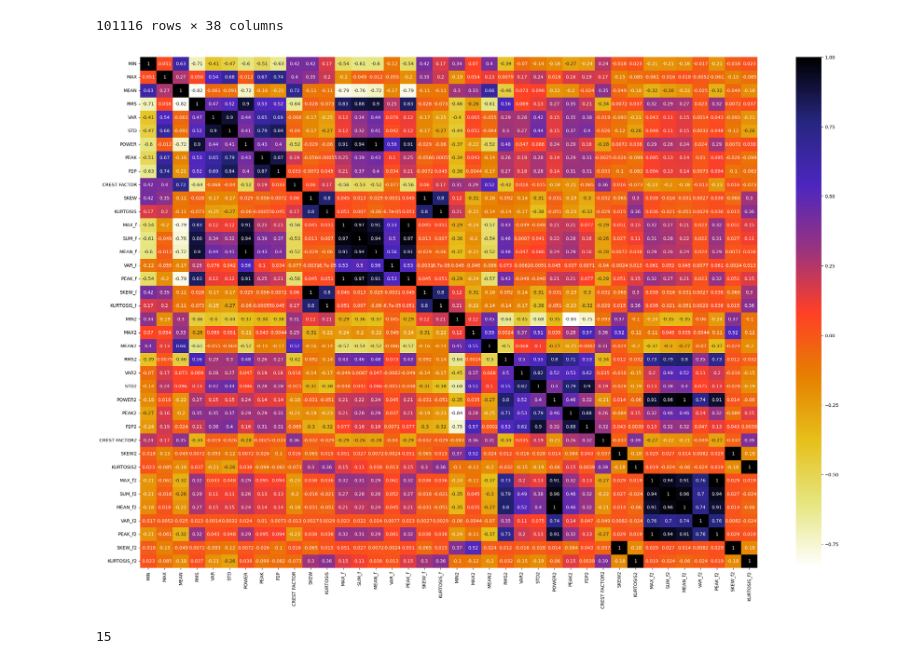
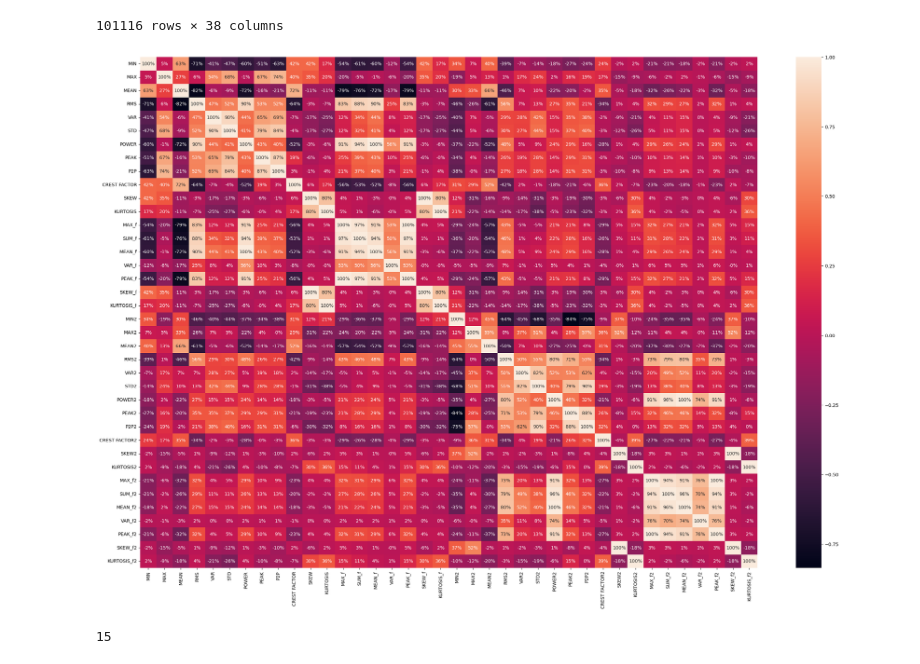
Before and after one commit to Ms850446/beats-arrythmia, a Jupyter notebook: featureSelectionAndPreprocessing.ipynb, the cells around one changed output. Drawn from its saved outputs; the diff is of its cells as text; code cells hidden in the pictures.

```diff
--- a/featureSelectionAndPreprocessing.ipynb
+++ b/featureSelectionAndPreprocessing.ipynb
@@ -7,7 +7,7 @@ import matplotlib.pyplot as plt
 from sklearn.model_selection import train_test_split
 import seaborn as sns
 # %%
-df=pd.read_csv("statisticalFeatures.csv",index_col=False)
+df=pd.read_csv("CSV_data/statisticalFeatures.csv",index_col=False)
 df
 # %% [output]
 |  | MIN | MAX | MEAN | RMS | VAR | STD | POWER | PEAK | P2P | CREST FACTOR | ... |
@@ -154,11 +153,12 @@ features.drop(columns=constant_columns,axis=1)
 # %%
 correlationMatrix=features.corr()
 fig, ax=plt.subplots()
 fig.set_size_inches(30,20)
-sns.heatmap(correlationMatrix,annot=True,cmap=plt.cm.CMRmap_r)
+# sns.heatmap(correlationMatrix,annot=True,cmap=plt.cm.CMRmap)
+sns.heatmap(correlationMatrix,annot=True,fmt=".0%")
 plt.savefig("heatMap.png")
 # %% [output]
-[figure, old version]
+[figure, new version]
 # %%
 # with the following function we can select highly correlated features
 
```
Also changed, not shown: parts of 1 cell of this notebook, 5 other files.
